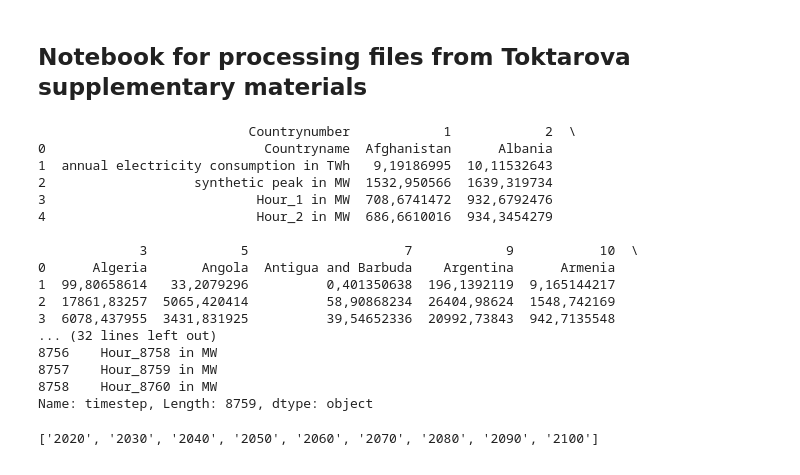
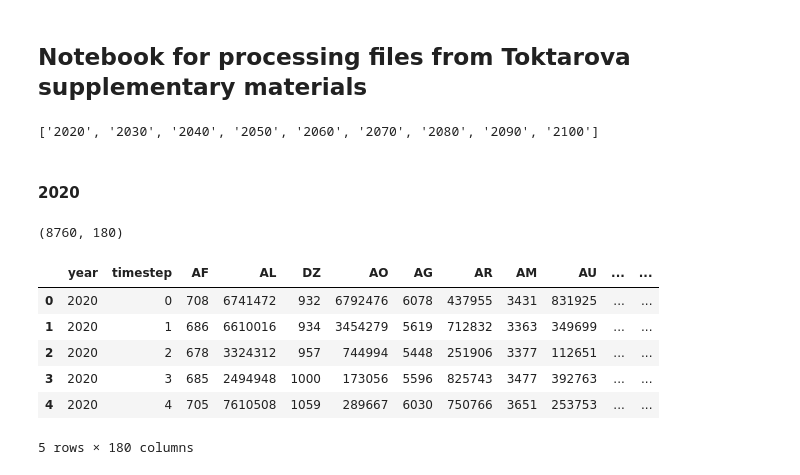
Before and after one commit to open-energy-transition/electric-demand-data, a Jupyter notebook: models/xgboost/comparison/Process Toktarova.ipynb, the cells around one changed output. Cells and saved outputs as stored; diff of their text form; code cells hidden in the pictures.

```diff
--- a/models/xgboost/comparison/Process Toktarova.ipynb
+++ b/models/xgboost/comparison/Process Toktarova.ipynb
@@ -56,7 +56,7 @@ def get_correct_columns(df_current_year):
     return ["timestep"] + df_country_codes["Country Code"].values.tolist()
 # %%
 def extract_data_for_year(year: int) -> pandas.DataFrame:
-    df_current_year = pandas.read_csv(f"./comparison/Toktarova/{year}.csv", delimiter=";")
+    df_current_year = pandas.read_csv(f"./comparison/Toktarova/{year}.csv")
 
     df_country_codes = pandas.DataFrame(df_current_year.loc[1]).reset_index(drop=True)
     df_current_year.columns = get_correct_columns(df_current_year)
@@ -65,32 +65,11 @@ def extract_data_for_year(year: int) -> pandas.DataFrame:
     df_current_year.drop(index=[0,1,2,3], inplace=True)
     df_current_year.reset_index(drop=True, inplace=True)
 
-    print(df_current_year["timestep"])
     df_current_year["timestep"] = [int(str_timestep.split(" ")[0].split("_")[-1]) - 1 for str_timestep in df_current_year["timestep"]]
 
-    df_current_year["year"] = year
+    df_current_year.insert(0, "year", year)
 
     return df_current_year
-# %%
-test_2020 = extract_data_for_year(2020)
-# %% [output]
-                           Countrynumber            1            2  \
-0                            Countryname  Afghanistan      Albania
-1  annual electricity consumption in TWh   9,19186995  10,11532643
-2                   synthetic peak in MW  1532,950566  1639,319734
-3                           Hour_1 in MW  708,6741472  932,6792476
-4                           Hour_2 in MW  686,6610016  934,3454279
-
-             3            5                    7            9           10  \
-0      Algeria       Angola  Antigua and Barbuda    Argentina      Armenia
-1  99,80658614   33,2079296          0,401350638  196,1392119  9,165144217
-2  17861,83257  5065,420414          58,90868234  26404,98624  1548,742169
-3  6078,437955  3431,831925          39,54652336  20992,73843  942,7135548
-... (32 lines left out)
-8756    Hour_8758 in MW
-8757    Hour_8759 in MW
-8758    Hour_8760 in MW
-Name: timestep, Length: 8759, dtype: object
 # %%
 years_available = sorted([file.split(".")[0] for file in os.listdir("./comparison/Toktarova/") if file.endswith(".csv")])
 print(years_available)
@@ -101,2 +76,17 @@ years_available.remove("2070")
 # %% [output]
 ['2020', '2030', '2040', '2050', '2060', '2070', '2080', '2090', '2100']
+# %% [markdown]
+#### 2020
+# %%
+extract_2020 = extract_data_for_year(2020)
+print(extract_2020.shape)
+extract_2020.head()
+# %% [output]
+(8760, 180)
+|  | year | timestep | AF | AL | DZ | AO | AG | AR | AM | AU | ... | ... |
+| 0 | 2020 | 0 | 708 | 6741472 | 932 | 6792476 | 6078 | 437955 | 3431 | 831925 | ... | ... |
+| 1 | 2020 | 1 | 686 | 6610016 | 934 | 3454279 | 5619 | 712832 | 3363 | 349699 | ... | ... |
+| 2 | 2020 | 2 | 678 | 3324312 | 957 | 744994 | 5448 | 251906 | 3377 | 112651 | ... | ... |
+| 3 | 2020 | 3 | 685 | 2494948 | 1000 | 173056 | 5596 | 825743 | 3477 | 392763 | ... | ... |
+| 4 | 2020 | 4 | 705 | 7610508 | 1059 | 289667 | 6030 | 750766 | 3651 | 253753 | ... | ... |
+5 rows × 180 columns
```
Also changed, not shown: parts of 32 cells of this notebook.
